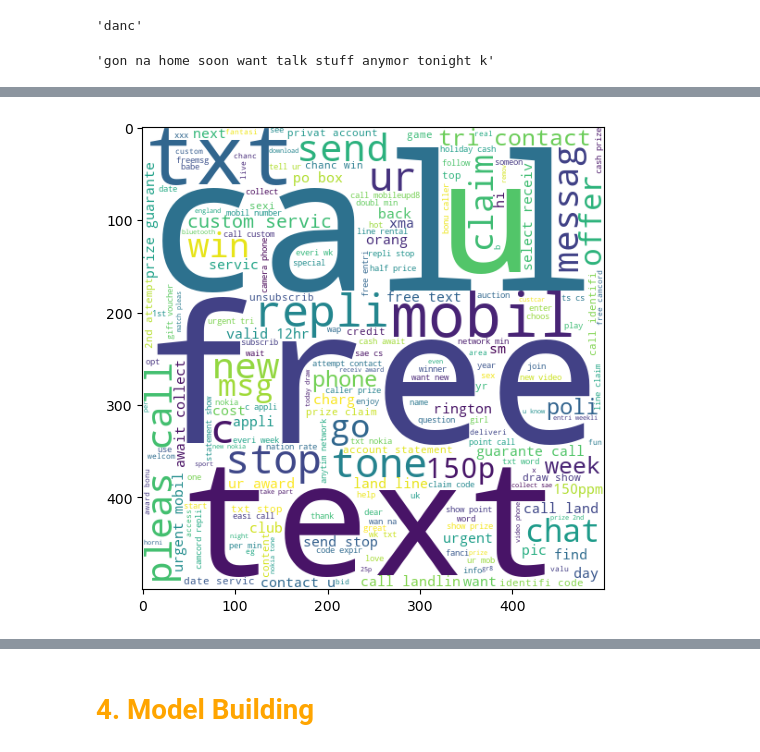
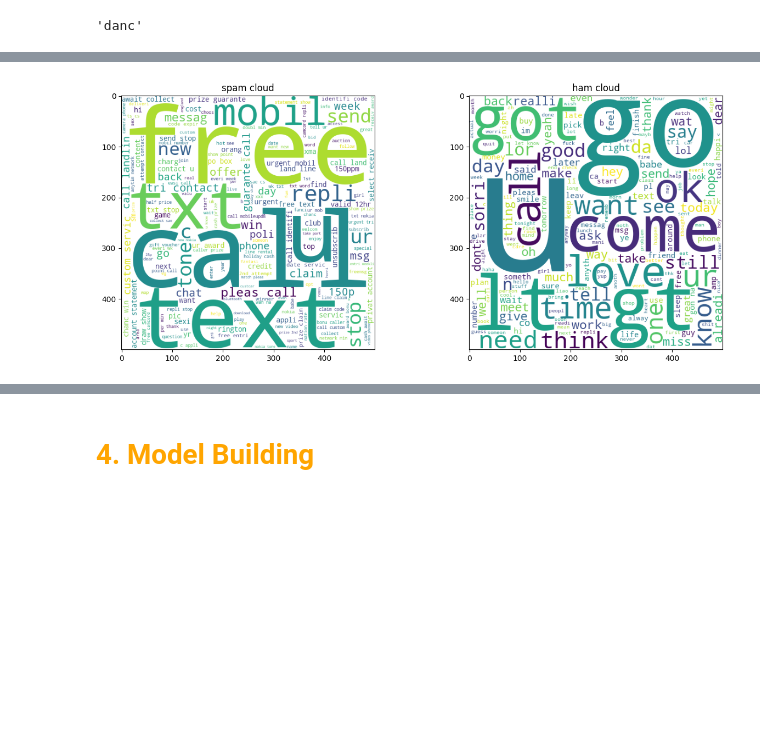
Before and after one commit to DarshanRokkad/Sms_Spam_Classification, a Jupyter notebook: notebooks/experiments.ipynb, the cells around one changed output, grey strips where cells are left out. Drawn from its saved outputs; the diff is of its cells as text; code cells hidden in the pictures; blank space fills up the shorter version.

```diff
--- a/notebooks/experiments.ipynb
+++ b/notebooks/experiments.ipynb
@@ -4,7 +4,7 @@
 import numpy as np
 import pandas as pd
 # %%
-df = pd.read_csv("spam.csv", encoding = "ISO-8859-1")
+df = pd.read_csv("./dataset/spam.csv", encoding = "ISO-8859-1")
 # %%
 df.sample(5)
 # %% [output]
@@ -313,10 +287,6 @@ def transform_text(text):
         y.append(ps.stem(i))
 
     return " ".join(y)
-# %%
-transform_text("I'm gonna be home soon and i don't want to talk about this stuff anymore tonight, k?")
-# %% [output]
-'gon na home soon want talk stuff anymor tonight k'
 # %%
 # now we will create column and add the transformed text into that new column
 df['transformed_text'] = df['text'].apply(transform_text)
@@ -340,6 +302,21 @@ spam_wc = wc.generate(df[df['target'] == 1]['transformed_text'].str.cat(sep=" ")
 # %%
+# Now we will create a word cloud for both spams and hams
+# word cloud show the important words bigger in that group of words
+from wordcloud import WordCloud
+wc = WordCloud(width=500 , height = 500 , min_font_size=5 , background_color='White')
+
 plt.figure(figsize=(15,6))
-plt.imshow(spam_wc)
+
+# creating a spam cloud
+plt.subplot(1, 2, 1)
+plt.title("spam cloud")
+plt.imshow(wc.generate(df[df['target'] == 1]['transformed_text'].str.cat(sep=" ")))
+
+# creating a ham cloud
+plt.subplot(1, 2, 2)
+plt.title("ham cloud")
+plt.imshow(wc.generate(df[df['target'] == 0]['transformed_text'].str.cat(sep=" ")))
+
 plt.show()
 # %% [output]
-[figure, old version]
+[figure, new version]
```
Also changed, not shown: parts of 42 cells of this notebook, 1 other file.
